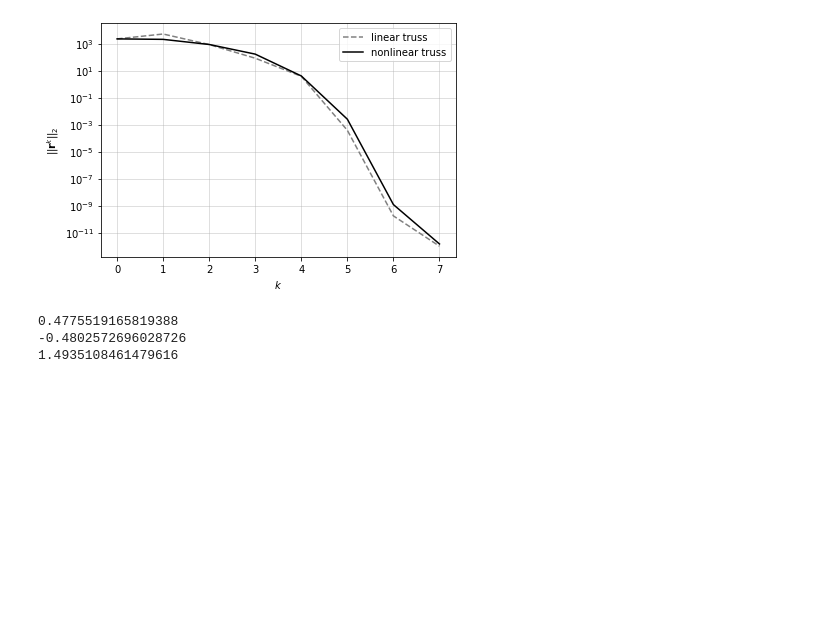
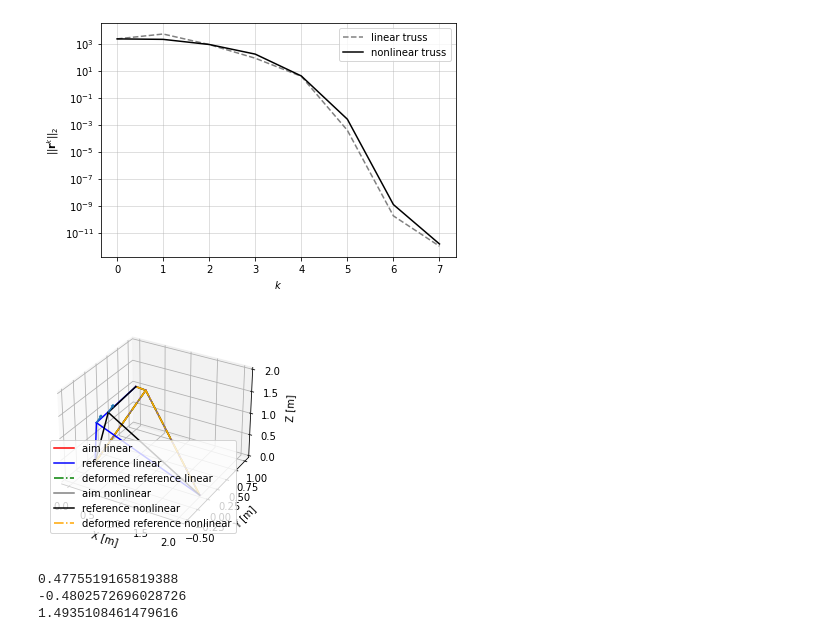
Before and after one commit to KlausBSautter/Find_Reference_Truss_3D, a Jupyter notebook: Example_3.ipynb, the cells around one changed output. Drawn from its saved outputs; the diff is of its cells as text; code cells hidden in the pictures; blank space fills up the shorter version.

Commit message:
added pyplot show()

```diff
--- a/Example_3.ipynb
+++ b/Example_3.ipynb
@@ -56,11 +57,14 @@ s_nl.plot_convergence(label_text="nonlinear truss")
 # %% [output]
 [figure]
 # %%
-%matplotlib qt
+#%matplotlib qt
 fig, ax = s_l.create_plot_figures_3d()
 plot_figures = {"fig":fig, "ax":ax}
 s_l.plot(["aim","ref","extra"], plot_figures)
 s_nl.plot(["aim","ref","extra"], plot_figures)
+s_l.show_plot()
+# %% [output]
+[figure, added]
 # %%
 print(s_l.find_node(2,s_l.nodes).x)
 print(s_l.find_node(2,s_l.nodes).y)
```
Also changed, not shown: parts of 1 cell of this notebook, 7 other files.
